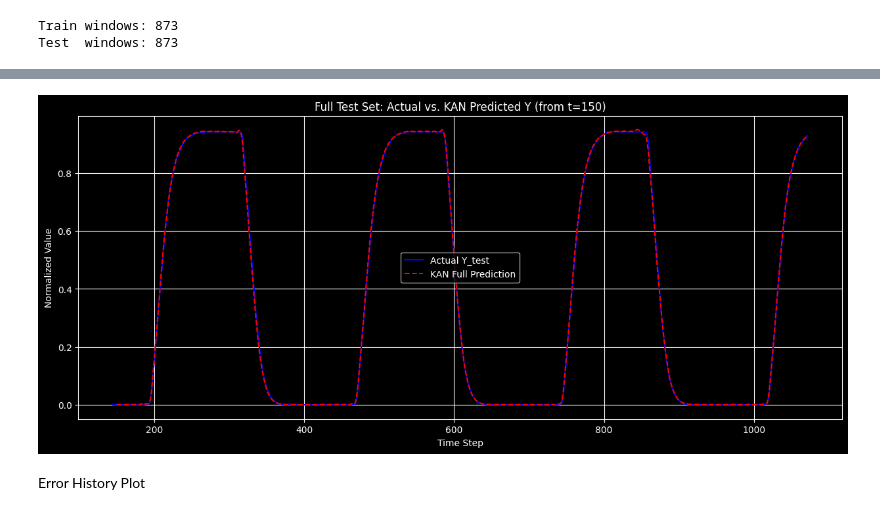
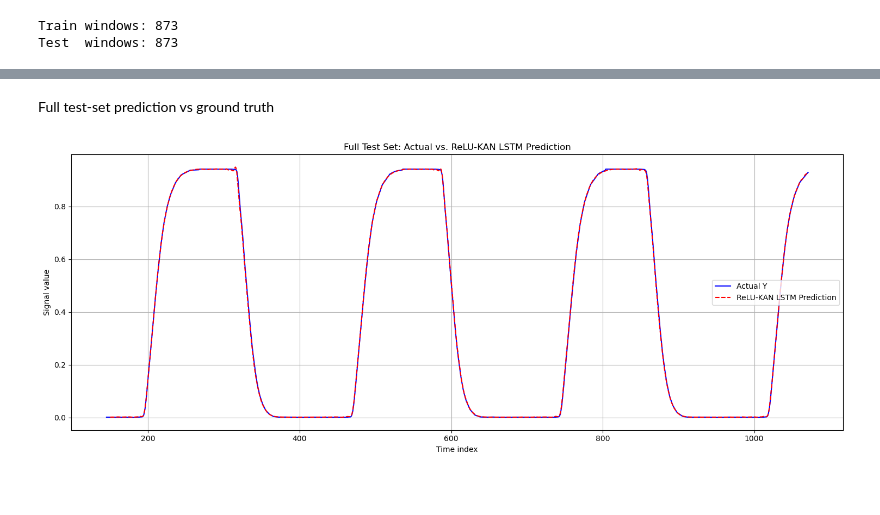
Before and after one commit to BenyaminTo/ReLU-KAN_For_Time_Series_On_FinalDataNN, a Jupyter notebook: ReLU_KAN_TS_for_FinalDataNN.ipynb, the cells around one changed output, grey strips where cells are left out. Saved outputs shown, nothing was run; the diff lists cells and outputs as text; code cells hidden in the pictures; blank space fills up the shorter version.

```diff
--- a/ReLU_KAN_TS_for_FinalDataNN.ipynb
+++ b/ReLU_KAN_TS_for_FinalDataNN.ipynb
@@ -307,47 +476,32 @@ Visualizing Predictions
+# %% [markdown]
+Full test‑set prediction vs ground truth
 # %%
 model.eval()
-
-# Initialize an array to store the full reconstructed predictions
-# We fill it with NaN initially so unpredicted parts are clearly visible
 full_predicted_Y_test = np.full_like(Y_test, np.nan, dtype=np.float64)
 
-# Iterate through the test dataset to get predictions for each window
 with torch.no_grad():
     for idx in range(len(test_dataset)):
-        x_win, _ = test_dataset[idx]  # We only need x_win for prediction
-        x_win = x_win.unsqueeze(0).to(device)  # Add batch dimension for the model
-        y_pred_win = model(x_win).cpu().squeeze(0).numpy()  # Get prediction and remove batch dim
+        x_win, _ = test_dataset[idx]  # only need the input
+        x_win = x_win.unsqueeze(0).to(device)  # (1, context_len)
+        y_pred_win = model(x_win).cpu().squeeze(0).numpy()  # (pred_len,)
 
-        # Place the prediction into the full_predicted_Y_test array
-        # This strategy uses the prediction from the latest window for overlapping steps
-        start_idx = idx + context_len
-        end_idx = start_idx + pred_len
+        start_idx = idx + Context_Len
+        end_idx = start_idx + Pred_Len
+        if start_idx < len(Y_test):
+            full_predicted_Y_test[start_idx : min(end_idx, len(Y_test))] = \
+                y_pred_win[:min(Pred_Len, len(Y_test) - start_idx)]
 
-        # Ensure we don't go out of bounds of Y_test
-        if start_idx < len(Y_test):
-            full_predicted_Y_test[start_idx: min(end_idx, len(Y_test))] = y_pred_win[
-                :min(pred_len, len(Y_test) - start_idx)]
-
-start = 145  # Starting point on the time axis
+start_plot = 145
 plt.figure(figsize=(15, 6))
-# Plot the actual Y_test series
-plt.plot(np.arange(start, len(Y_test)),
-         Y_test[start:], label="Actual Y_test", color="blue")
-
-# Plot the KAN model's reconstructed predictions
-# We start plotting from the point where the first prediction would apply
-# The initial context_len steps of Y_test are not directly predicted in this manner
-plt.plot(np.arange(start, len(full_predicted_Y_test)),
-         full_predicted_Y_test[start:],
-         label="KAN Full Prediction", color="red", linestyle='--')
-
-plt.xlabel("Time Step")
-plt.ylabel("Normalized Value")
-plt.title("Full Test Set: Actual vs. KAN Predicted Y (from t=150)")
+plt.plot(np.arange(start_plot, len(Y_test)), Y_test[start_plot:], label="Actual Y", color="blue")
+plt.plot(np.arange(start_plot, len(full_predicted_Y_test)), full_predicted_Y_test[start_plot:],
+         label="ReLU-KAN LSTM Prediction", color="red", linestyle="--")
+plt.xlabel("Time index")
+plt.ylabel("Signal value")
+plt.title("Full Test Set: Actual vs. ReLU-KAN LSTM Prediction")
 plt.legend()
 plt.grid(True)
+plt.tight_layout()
 plt.show()
 # %% [output]
-[figure, old version]
+[figure, new version]
-# %% [markdown]
-Error History Plot
```
Also changed, not shown: parts of 32 cells of this notebook.
